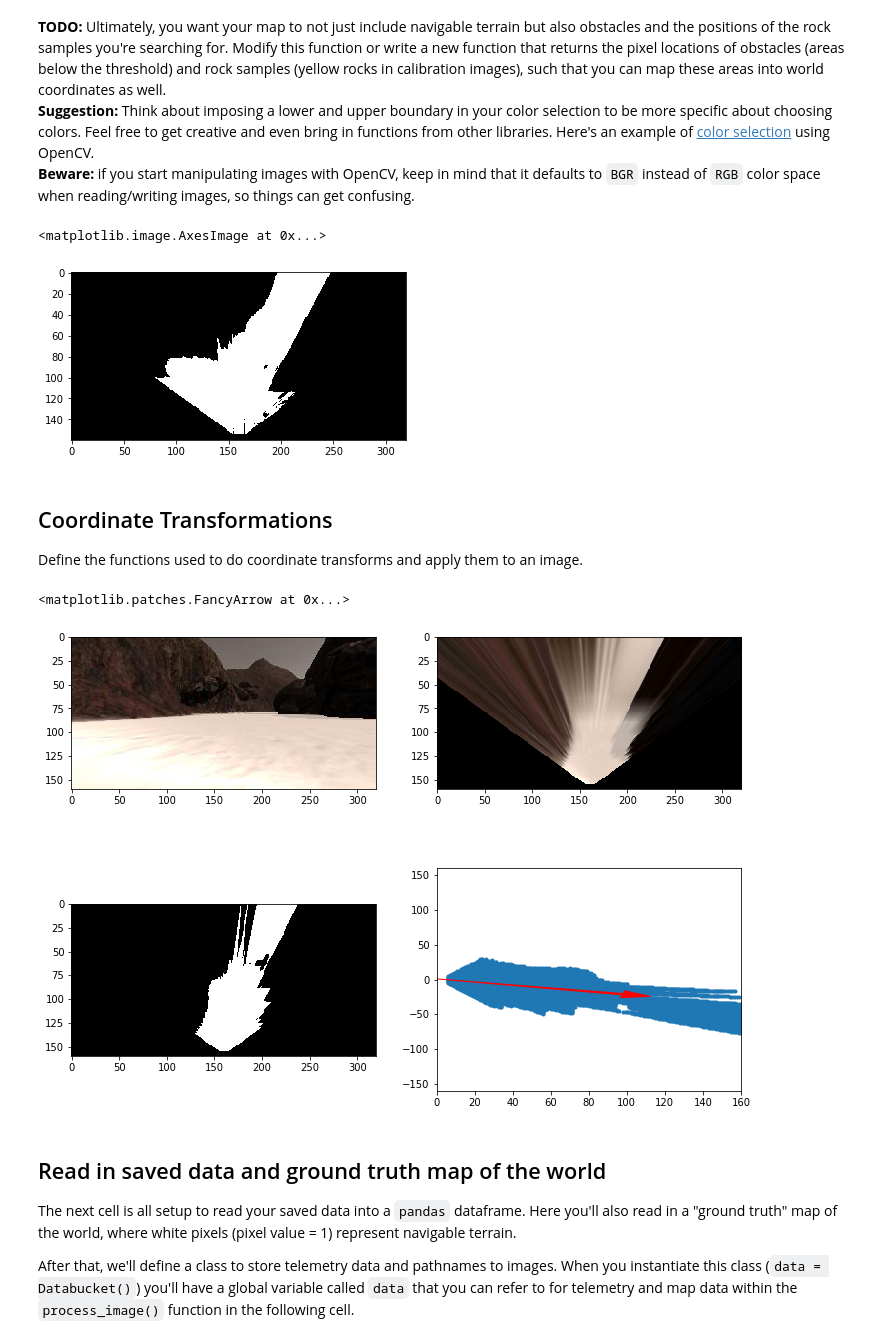
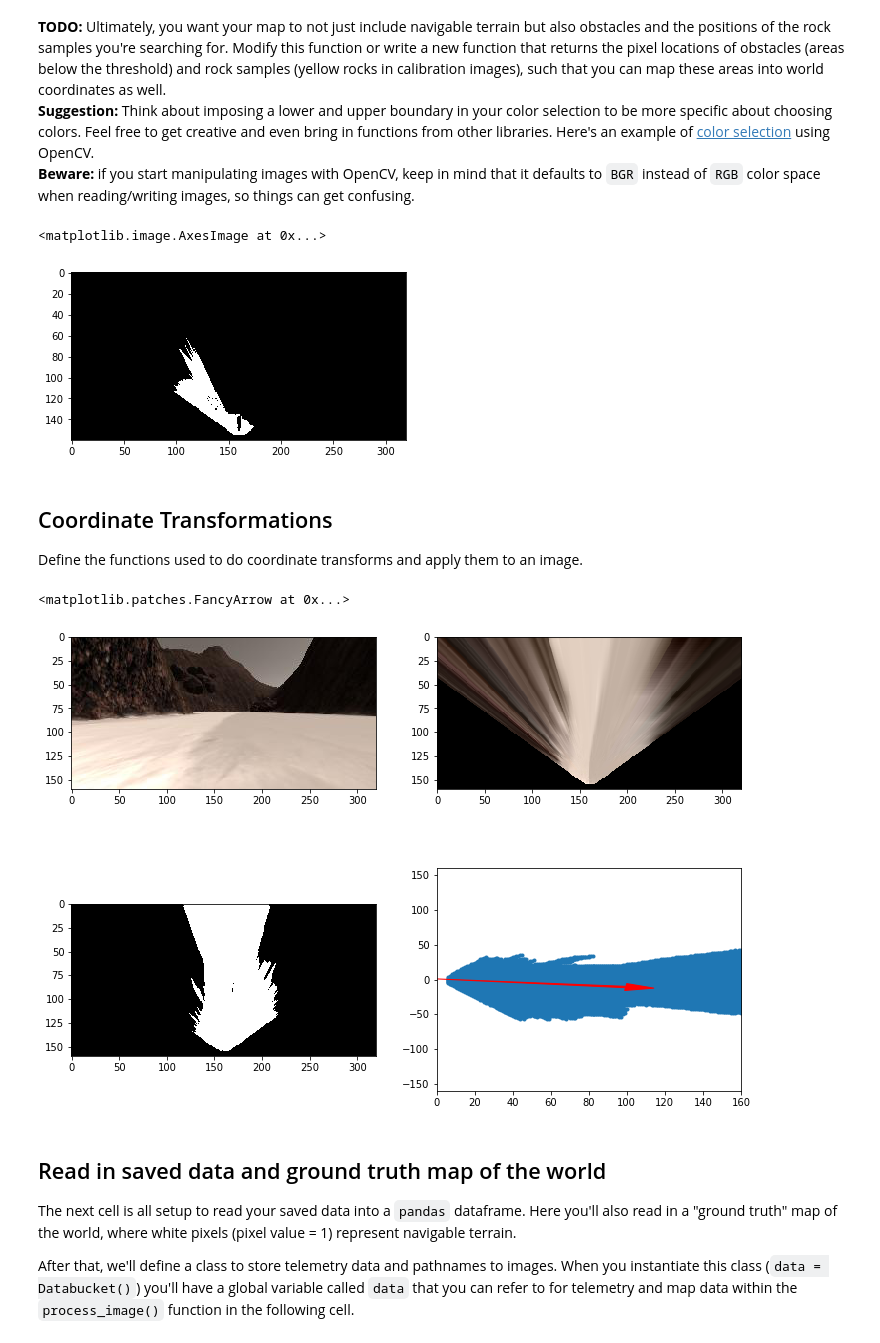
Before and after one commit to BrettGleason/RoboND-Rover-Project, a Jupyter notebook: code/Rover_Project_Test_Notebook.ipynb, the cells around one changed output. Cells and saved outputs as stored; diff of their text form; code cells hidden in the pictures.

```diff
--- a/code/Rover_Project_Test_Notebook.ipynb
+++ b/code/Rover_Project_Test_Notebook.ipynb
@@ -94,7 +94,7 @@
                   [image.shape[1]/2 + dst_size, image.shape[0] - 2*dst_size - bottom_offset],
                   [image.shape[1]/2 - dst_size, image.shape[0] - 2*dst_size - bottom_offset],
                   ])
-warped = perspect_transform(grid_img, source, destination)
+warped = perspect_transform(rock_img, source, destination)
 plt.imshow(warped)
 #scipy.misc.imsave('../output/warped_example.jpg', warped)
 # %% [output]
@@ -110,26 +110,30 @@ Define the color thresholding function from the lesson and apply it to the warpe
 # %%
 # Identify pixels above the threshold
 # Threshold of RGB > 160 does a nice job of identifying ground pixels only
-def color_thresh(img, rgb_thresh=(160, 160, 160)):
+def color_thresh(img, rgb_thresh_lower=(160, 160, 160),
+                 rgb_thresh_upper=(255, 255, 255)):
     # Create an array of zeros same xy size as img, but single channel
     color_select = np.zeros_like(img[:,:,0])
-    # Require that each pixel be above all three threshold values in RGB
+    # Require that each pixel be between the upper and lower threshold values
     # above_thresh will now contain a boolean array with "True"
     # where threshold was met
-    above_thresh = (img[:,:,0] > rgb_thresh[0]) \
-                & (img[:,:,1] > rgb_thresh[1]) \
-                & (img[:,:,2] > rgb_thresh[2])
+    in_thresh = (img[:,:,0] > rgb_thresh_lower[0]) \
+                & (img[:,:,1] > rgb_thresh_lower[1]) \
+                & (img[:,:,2] > rgb_thresh_lower[2]) \
+                & (img[:,:,0] < rgb_thresh_upper[0]) \
+                & (img[:,:,1] < rgb_thresh_upper[1]) \
+                & (img[:,:,2] < rgb_thresh_upper[2])
     # Index the array of zeros with the boolean array and set to 1
-    color_select[above_thresh] = 1
+    color_select[in_thresh] = 1
     # Return the binary image
     return color_select
 
 threshed = color_thresh(warped)
 plt.imshow(threshed, cmap='gray')
 #scipy.misc.imsave('../output/warped_threshed.jpg', threshed*255)
 # %% [output]
 <matplotlib.image.AxesImage at 0x...>
-[figure, old version]
+[figure, new version]
 # %% [markdown]
 ## Coordinate Transformations
 Define the functions used to do coordinate transforms and apply them to an image.
@@ -213,7 +217,7 @@ y_arrow = arrow_length * np.sin(mean_dir)
 plt.arrow(0, 0, x_arrow, y_arrow, color='red', zorder=2, head_width=10, width=2)
 # %% [output]
 <matplotlib.patches.FancyArrow at 0x...>
-[figure, old version]
+[figure, new version]
 # %% [markdown]
 ## Read in saved data and ground truth map of the world
 The next cell is all setup to read your saved data into a `pandas` dataframe.  Here you'll also read in a "ground truth" map of the world, where white pixels (pixel value = 1) represent navigable terrain.
```
Also changed, not shown: parts of 4 cells of this notebook.
